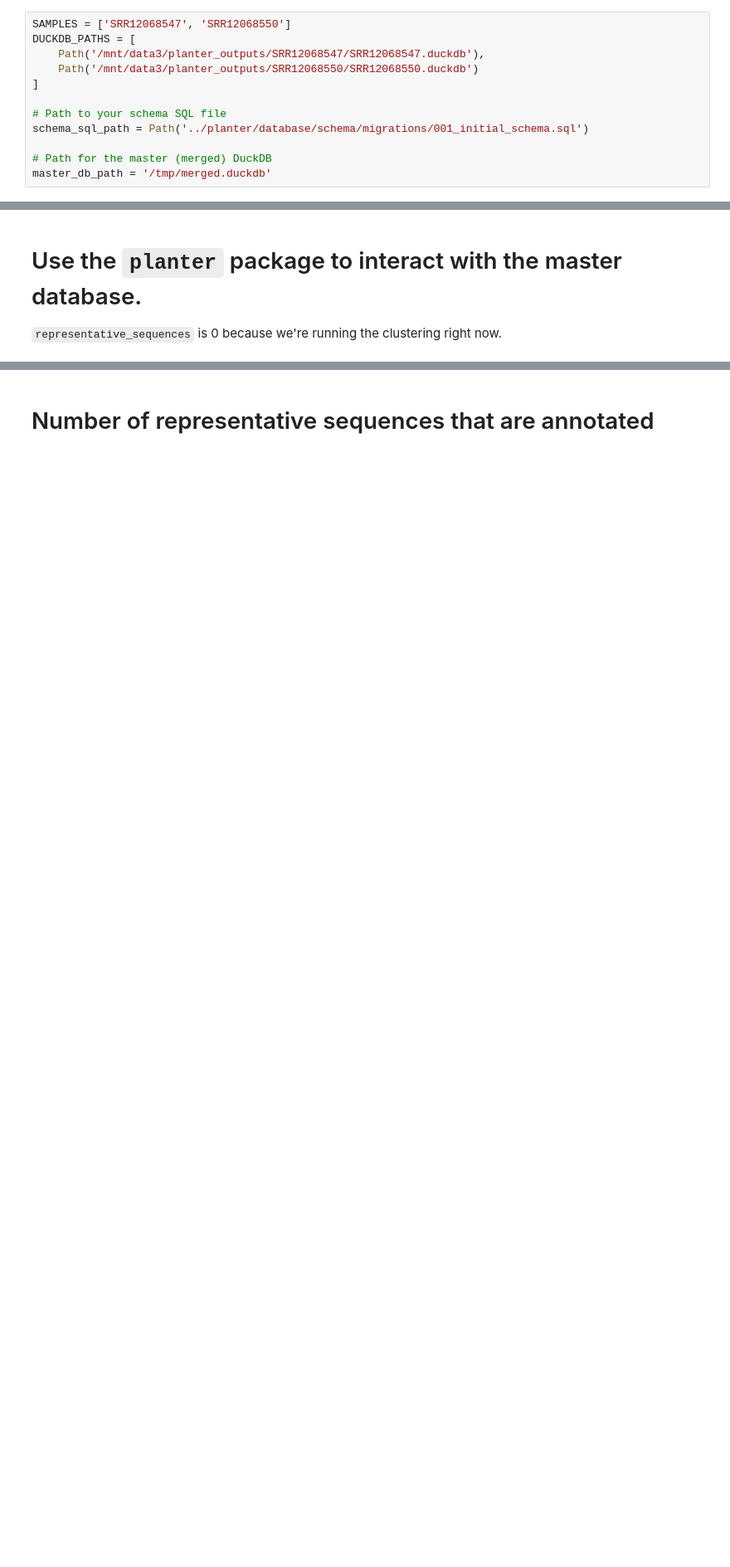
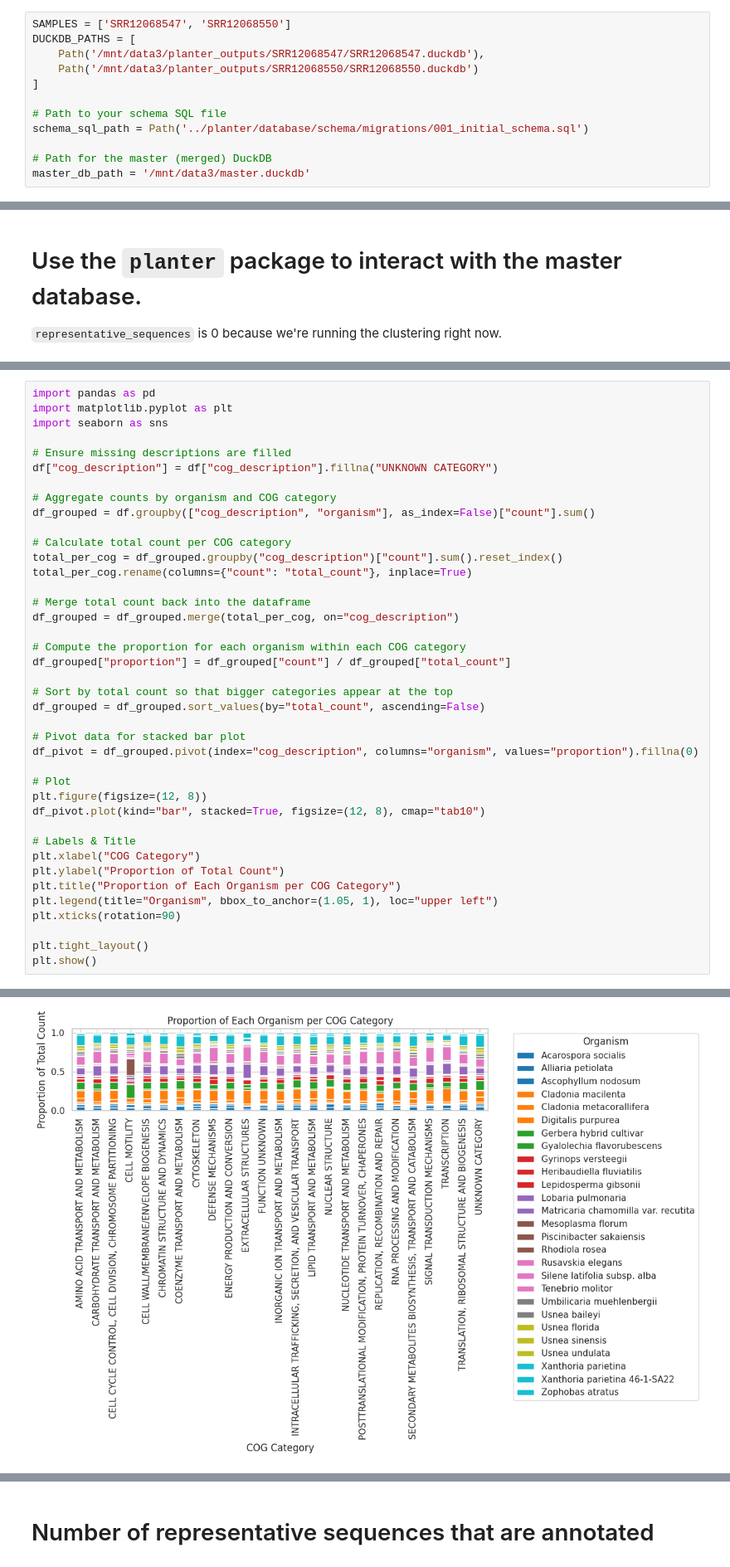
Before and after one commit to arudhir/planter, a Jupyter notebook: notebooks/misc/master-database.ipynb, the cells around one changed output, grey strips where cells are left out. Shown at 83% size. Drawn from its saved outputs; the diff is of its cells as text; blank space fills up the shorter version.

```diff
--- a/notebooks/master-database.ipynb
+++ b/notebooks/misc/master-database.ipynb
@@ -29,7 +40,7 @@ DUCKDB_PATHS = [
 schema_sql_path = Path('../planter/database/schema/migrations/001_initial_schema.sql')
 
 # Path for the master (merged) DuckDB
-master_db_path = '/tmp/merged.duckdb'
+master_db_path = '/mnt/data3/master.duckdb'
 # %% [markdown]
 # Helper functions
 
@@ -313,0 +300,41 @@ Name: count, dtype: int64
+# %%
+import pandas as pd
+import matplotlib.pyplot as plt
+import seaborn as sns
+
+# Ensure missing descriptions are filled
+df["cog_description"] = df["cog_description"].fillna("UNKNOWN CATEGORY")
+
+# Aggregate counts by organism and COG category
+df_grouped = df.groupby(["cog_description", "organism"], as_index=False)["count"].sum()
+
+# Calculate total count per COG category
+total_per_cog = df_grouped.groupby("cog_description")["count"].sum().reset_index()
+total_per_cog.rename(columns={"count": "total_count"}, inplace=True)
+
+# Merge total count back into the dataframe
+df_grouped = df_grouped.merge(total_per_cog, on="cog_description")
+
+# Compute the proportion for each organism within each COG category
+df_grouped["proportion"] = df_grouped["count"] / df_grouped["total_count"]
+
+# Sort by total count so that bigger categories appear at the top
+df_grouped = df_grouped.sort_values(by="total_count", ascending=False)
+
+# Pivot data for stacked bar plot
+df_pivot = df_grouped.pivot(index="cog_description", columns="organism", values="proportion").fillna(0)
+
+# Plot
+plt.figure(figsize=(12, 8))
+df_pivot.plot(kind="bar", stacked=True, figsize=(12, 8), cmap="tab10")
+
+# Labels & Title
+plt.xlabel("COG Category")
+plt.ylabel("Proportion of Total Count")
+plt.title("Proportion of Each Organism per COG Category")
+plt.legend(title="Organism", bbox_to_anchor=(1.05, 1), loc="upper left")
+plt.xticks(rotation=90)
+
+plt.tight_layout()
+plt.show()
+# %% [output]
@@ -314,3 +365,4 @@ Name: count, dtype: int64
+[figure, added]
 # %%
 import duckdb
 import pandas as pd
```
Also changed, not shown: parts of 21 cells of this notebook, 9 other files.
